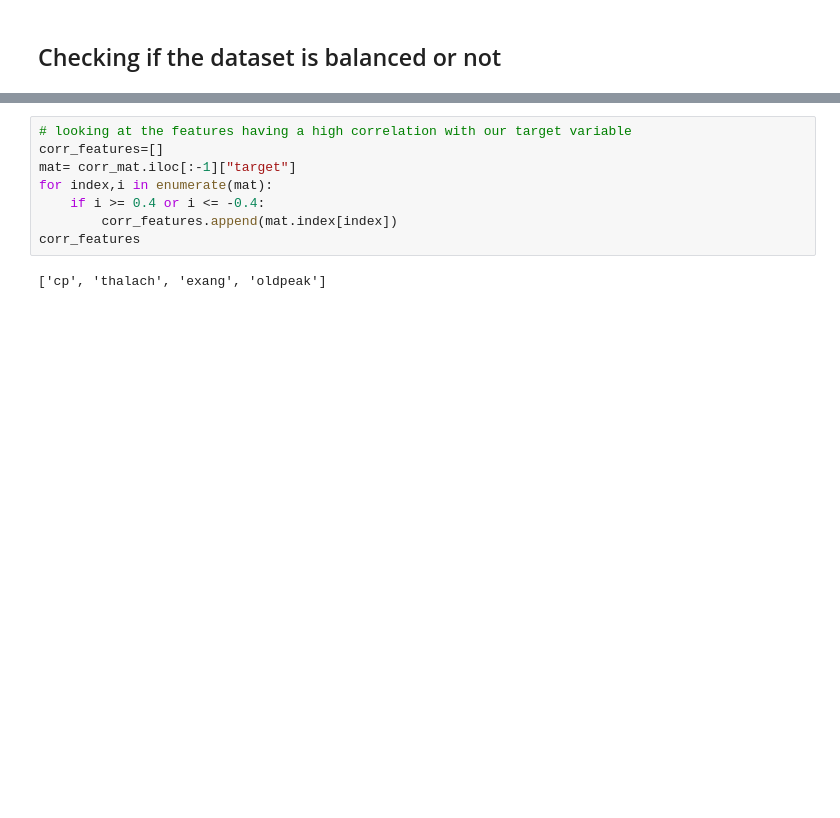
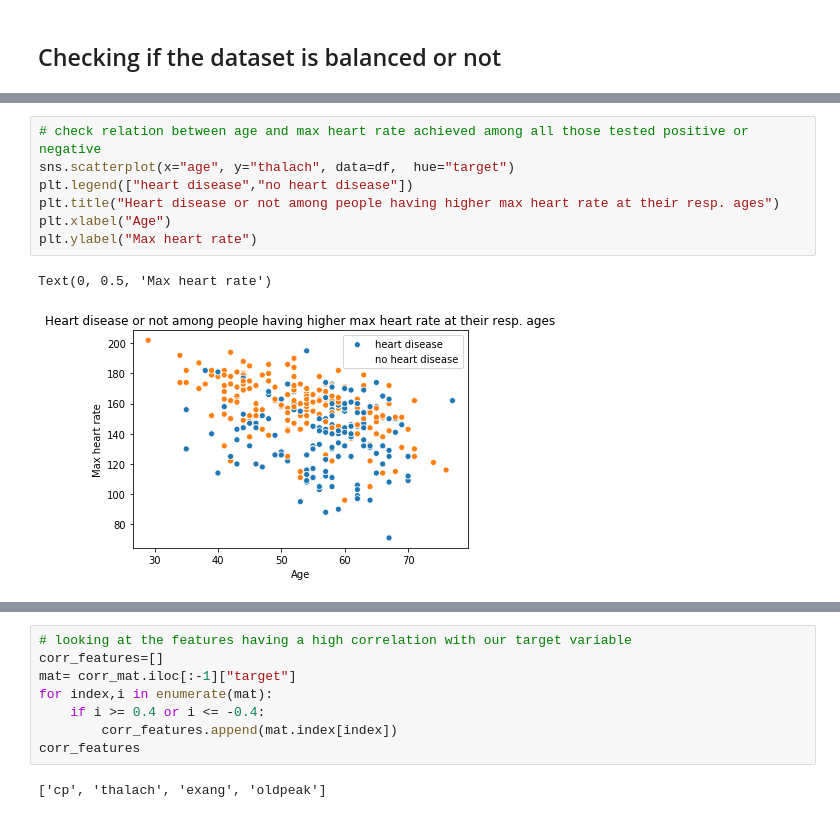
Before and after one commit to Pranav016/heart-disease-prediction-system, a Jupyter notebook: Heart disease prediction system.ipynb, the cells around one changed output, grey strips where cells are left out. Drawn from its saved outputs; the diff is of its cells as text; blank space fills up the shorter version.

```diff
--- a/Heart disease prediction system.ipynb
+++ b/Heart disease prediction system.ipynb
@@ -80,0 +136,10 @@ sns.countplot(x='target', data=df)
+# %%
+# check relation between age and max heart rate achieved among all those tested positive or negative
+sns.scatterplot(x="age", y="thalach", data=df,  hue="target")
+plt.legend(["heart disease","no heart disease"])
+plt.title("Heart disease or not among people having higher max heart rate at their resp. ages")
+plt.xlabel("Age")
+plt.ylabel("Max heart rate")
+# %% [output]
+Text(0, 0.5, 'Max heart rate')
+[figure, added]
```
Also changed, not shown: parts of 31 cells of this notebook.
